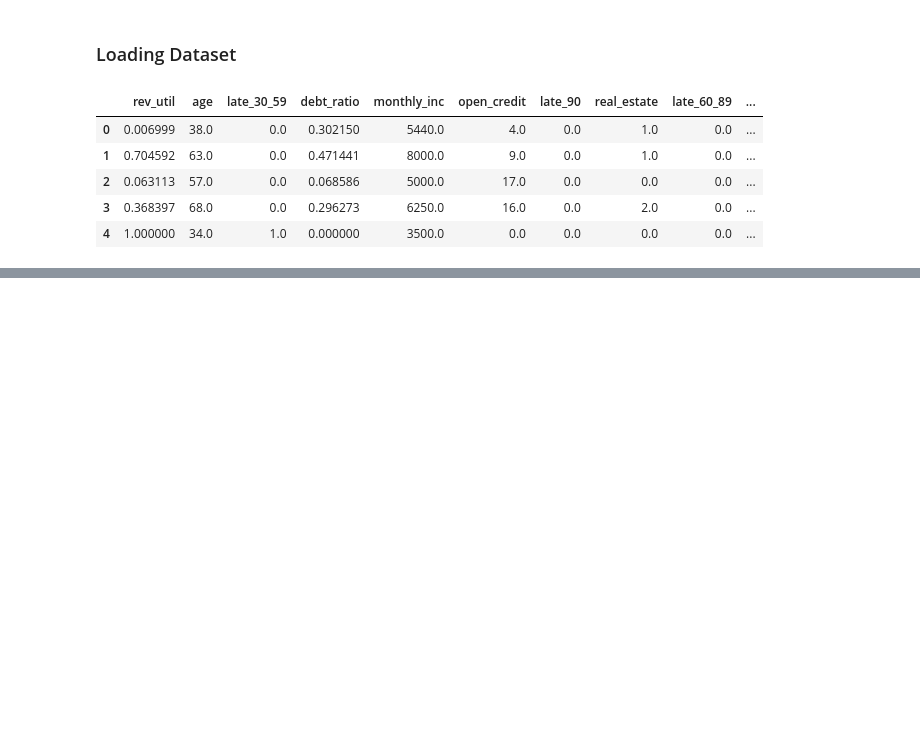
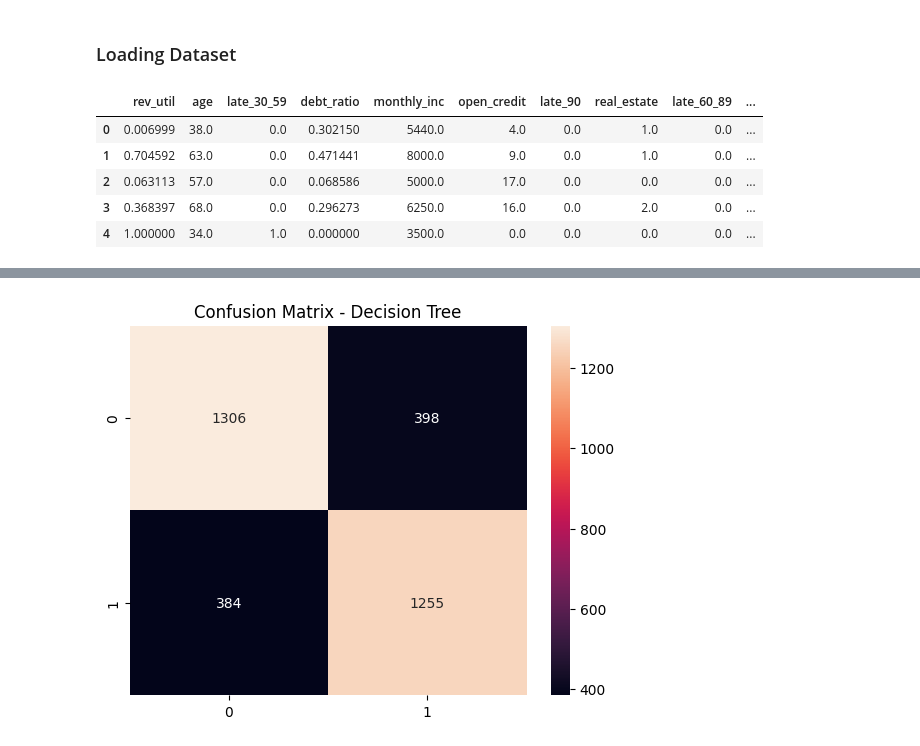
Before and after one commit to DevanshSainiji/credit_risk_scoring, a Jupyter notebook: notebooks/model_training.ipynb, the cells around one changed output, grey strips where cells are left out. Drawn from its saved outputs; the diff is of its cells as text; code cells hidden in the pictures; blank space fills up the shorter version.

```diff
--- a/notebooks/model_training.ipynb
+++ b/notebooks/model_training.ipynb
@@ -24,0 +101,10 @@ df.head()
+# %%
+from sklearn.tree import DecisionTreeClassifier
+
+tree_model = DecisionTreeClassifier(
+    max_depth=5,
+    class_weight='balanced',
+    random_state=42
+)
+
+tree_model.fit(X_train, y_train)
@@ -24,0 +115,3 @@ df.head()
+# %%
+y_pred_tree = tree_model.predict(X_test)
+y_pred_tree
@@ -24,0 +137,7 @@ df.head()
+# %%
+cm = confusion_matrix(y_test, y_pred_tree)
+sns.heatmap(cm, annot=True, fmt='d')
+plt.title("Confusion Matrix - Decision Tree")
+plt.show()
+# %% [output]
+[figure, added]
```
Also changed, not shown: parts of 29 cells of this notebook, 2 other files.
